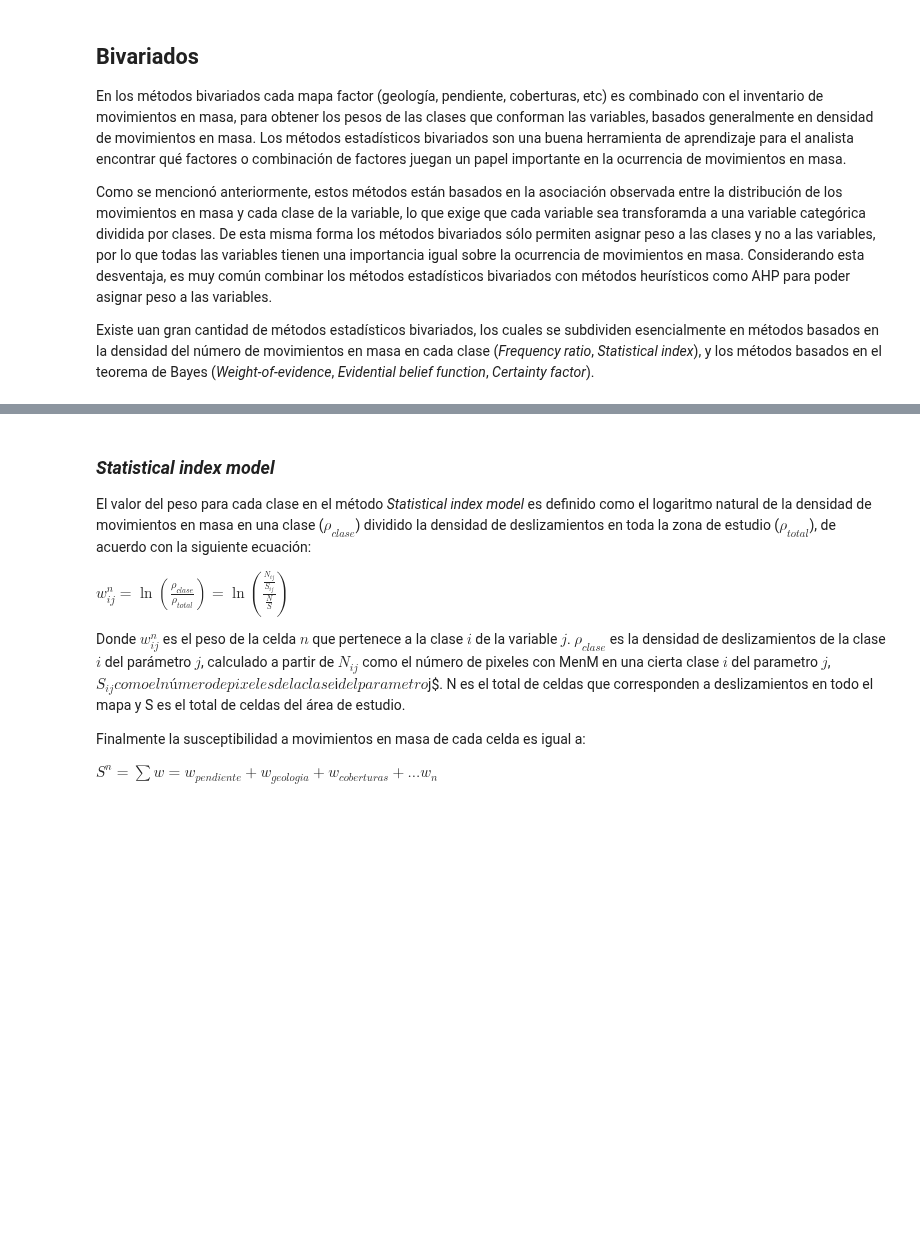
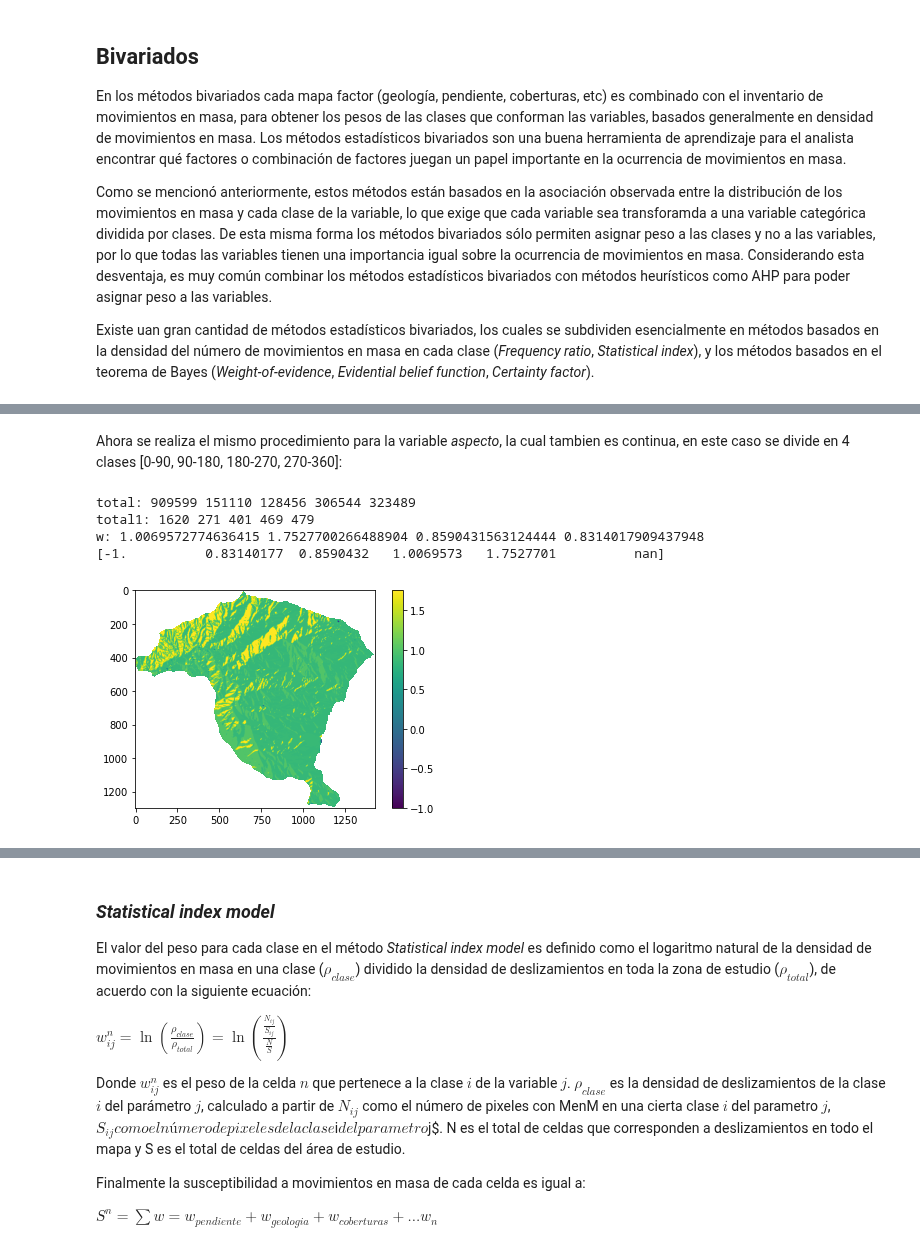
Before and after one commit to edieraristizabal/Libro_cartoGeotecnia, a Jupyter notebook: _sources/08_bivariado.ipynb, the cells around one changed output, grey strips where cells are left out. Cells and saved outputs as stored; diff of their text form; code cells hidden in the pictures; blank space fills up the shorter version.

```diff
--- a/_sources/08_bivariado.ipynb
+++ b/_sources/08_bivariado.ipynb
@@ -30,0 +157,53 @@ Método de *Frequency ratio*. Tomado de Suh et al. (2015)
+# %% [markdown]
+Ahora se realiza el mismo procedimiento para la variable *aspecto*, la cual tambien es continua, en este caso se divide en 4 clases [0-90, 90-180, 180-270, 270-360]:
+# %%
+aspecto_serie=pd.Series(aspecto_vector_MenM)
+a=b=c=d=0
+for row in aspecto_serie:
+        if (0 <= row) & (row < 90):
+          a+=1
+        elif (90 <= row) & (row < 180):
+          b+=1
+        elif (180 <= row) & (row < 270):
+          c+=1
+        if (row>=270):
+          d+=1
+
+total=a+b+c+d
+print("total:", total,a,b,c,d)
+
+aspectoconMenM=aspecto_vector_MenM*inventario_vector_MenM
+a1=b1=c1=d1=0
+for row in aspectoconMenM:
+        if (0 < row) & (row < 90):
+          a1+=1
+        elif (90 <= row) & (row < 180):
+          b1+=1
+        elif (180 <= row) & (row < 270):
+          c1+=1
+        if (row>=270):
+          d1+=1
+
+total1=a1+b1+c1+d1
+print("total1:", total1,a1,b1,c1,d1)
+
+w_a=(a1/total1)/(a/total)
+w_b=(b1/total1)/(b/total)
+w_c=(c1/total1)/(c/total)
+w_d=(d1/total1)/(d/total)
+print("w:", w_a,w_b,w_c,w_d)
+
+aspecto_c=np.where ( (np.logical_and (aspecto>=0, aspecto<90 )),w_a,aspecto )
+aspecto_c=np.where ( (np.logical_and (aspecto_c>=90, aspecto_c<180 )),w_b,aspecto_c )
+aspecto_c=np.where ( (np.logical_and (aspecto_c>=180, aspecto_c<270 )),w_c,aspecto_c )
+aspecto_c=np.where ( aspecto_c>=270,w_d,aspecto_c )
+
+plt.imshow(aspecto_c)
+plt.colorbar()
+print(np.unique(aspecto_c));
+# %% [output]
+total: 909599 151110 128456 306544 323489
+total1: 1620 271 401 469 479
+w: 1.0069572774636415 1.7527700266488904 0.8590431563124444 0.8314017909437948
+[-1.          0.83140177  0.8590432   1.0069573   1.7527701          nan]
+[figure, added]
```
Also changed, not shown: parts of 39 cells of this notebook, 17 other files.
